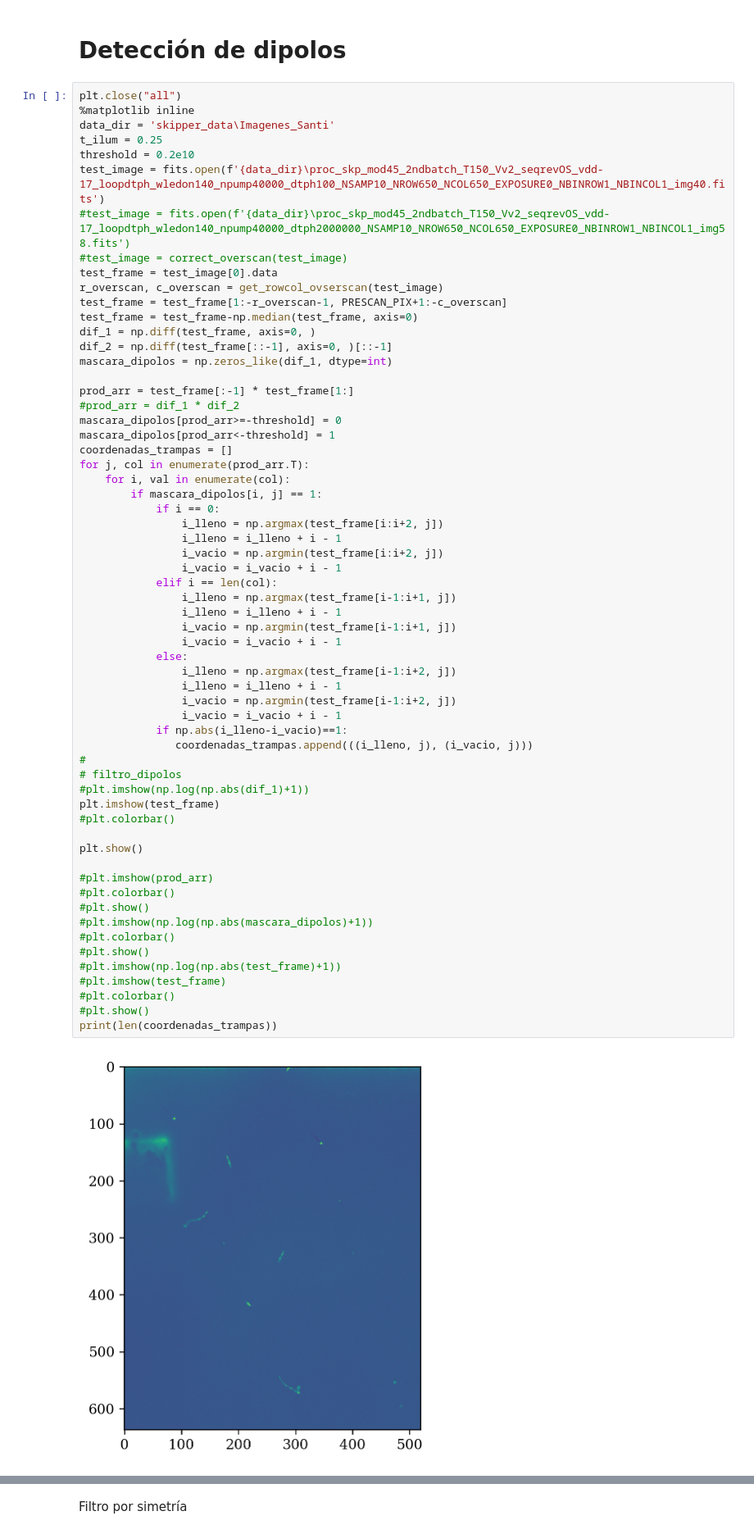
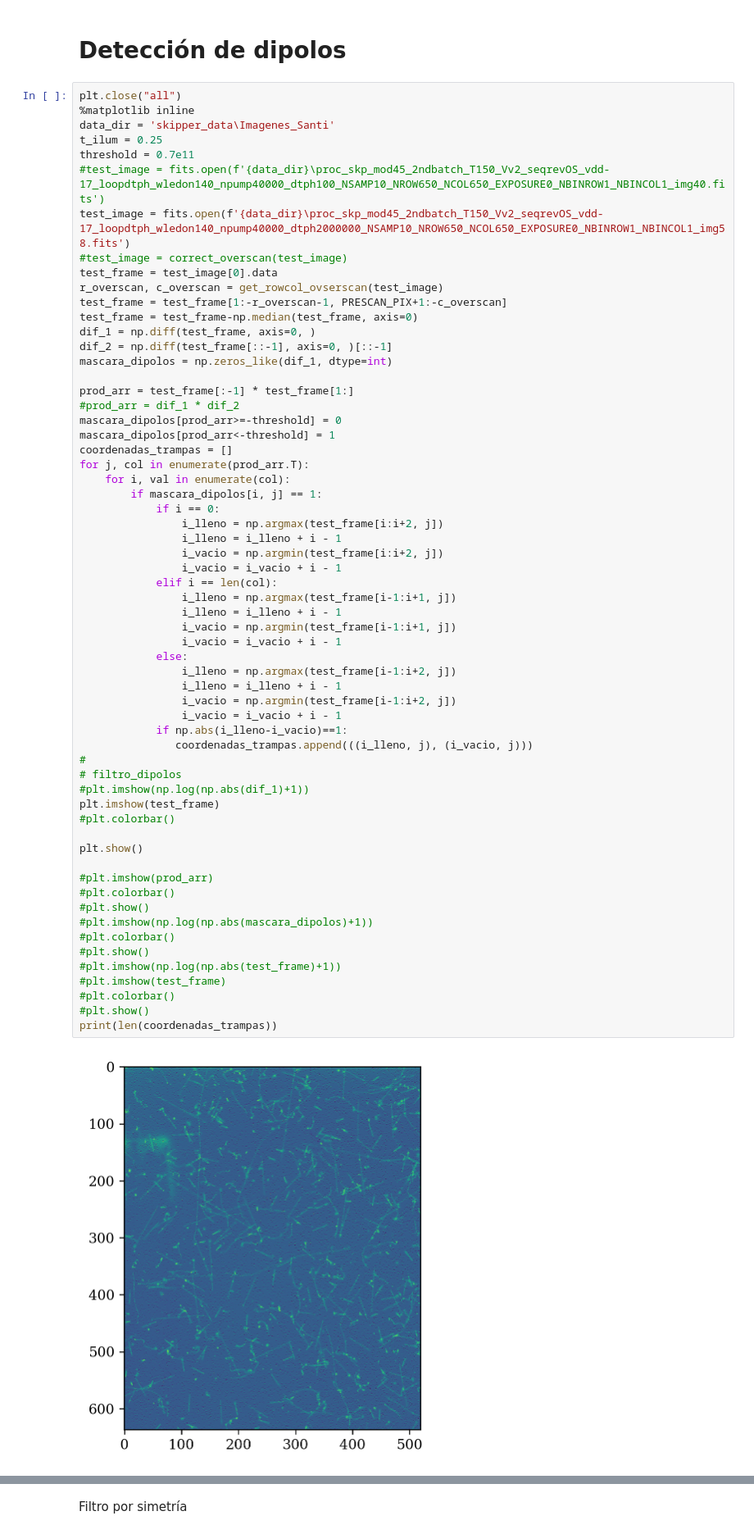
Before and after one commit to agustinbrusco/LAMBDA_Hub, a Jupyter notebook: skipper_image_analysis/pocket_analysis.ipynb, the cells around one changed output, grey strips where cells are left out. Shown at 82% size. Cells and saved outputs as stored; diff of their text form.

```diff
--- a/skipper_image_analysis/pocket_analysis.ipynb
+++ b/skipper_image_analysis/pocket_analysis.ipynb
@@ -35,9 +35,9 @@ plt.close("all")
 %matplotlib inline
 data_dir = 'skipper_data\Imagenes_Santi'
 t_ilum = 0.25
-threshold = 0.2e10
-test_image = fits.open(f'{data_dir}\proc_skp_mod45_2ndbatch_T150_Vv2_seqrevOS_vdd-17_loopdtph_wledon140_npump40000_dtph100_NSAMP10_NROW650_NCOL650_EXPOSURE0_NBINROW1_NBINCOL1_img40.fits')
-#test_image = fits.open(f'{data_dir}\proc_skp_mod45_2ndbatch_T150_Vv2_seqrevOS_vdd-17_loopdtph_wledon140_npump40000_dtph2000000_NSAMP10_NROW650_NCOL650_EXPOSURE0_NBINROW1_NBINCOL1_img58.fits')
+threshold = 0.7e11
+#test_image = fits.open(f'{data_dir}\proc_skp_mod45_2ndbatch_T150_Vv2_seqrevOS_vdd-17_loopdtph_wledon140_npump40000_dtph100_NSAMP10_NROW650_NCOL650_EXPOSURE0_NBINROW1_NBINCOL1_img40.fits')
+test_image = fits.open(f'{data_dir}\proc_skp_mod45_2ndbatch_T150_Vv2_seqrevOS_vdd-17_loopdtph_wledon140_npump40000_dtph2000000_NSAMP10_NROW650_NCOL650_EXPOSURE0_NBINROW1_NBINCOL1_img58.fits')
 #test_image = correct_overscan(test_image)
 test_frame = test_image[0].data
 r_overscan, c_overscan = get_rowcol_ovserscan(test_image)
@@ -65,31 +65,31 @@ for j, col in enumerate(prod_arr.T):
                 i_lleno = i_lleno + i - 1
                 i_vacio = np.argmin(test_frame[i-1:i+1, j])
                 i_vacio = i_vacio + i - 1
             else:
                 i_lleno = np.argmax(test_frame[i-1:i+2, j])
                 i_lleno = i_lleno + i - 1
                 i_vacio = np.argmin(test_frame[i-1:i+2, j])
                 i_vacio = i_vacio + i - 1
             if np.abs(i_lleno-i_vacio)==1:
                coordenadas_trampas.append(((i_lleno, j), (i_vacio, j)))
 #
 # filtro_dipolos
 #plt.imshow(np.log(np.abs(dif_1)+1))
 plt.imshow(test_frame)
 #plt.colorbar()
 
 plt.show()
 
 #plt.imshow(prod_arr)
 #plt.colorbar()
 #plt.show()
 #plt.imshow(np.log(np.abs(mascara_dipolos)+1))
 #plt.colorbar()
 #plt.show()
 #plt.imshow(np.log(np.abs(test_frame)+1))
 #plt.imshow(test_frame)
 #plt.colorbar()
 #plt.show()
 print(len(coordenadas_trampas))
 # %% [output]
-[figure, old version]
+[figure, new version]
```
Also changed, not shown: parts of 6 cells of this notebook.
